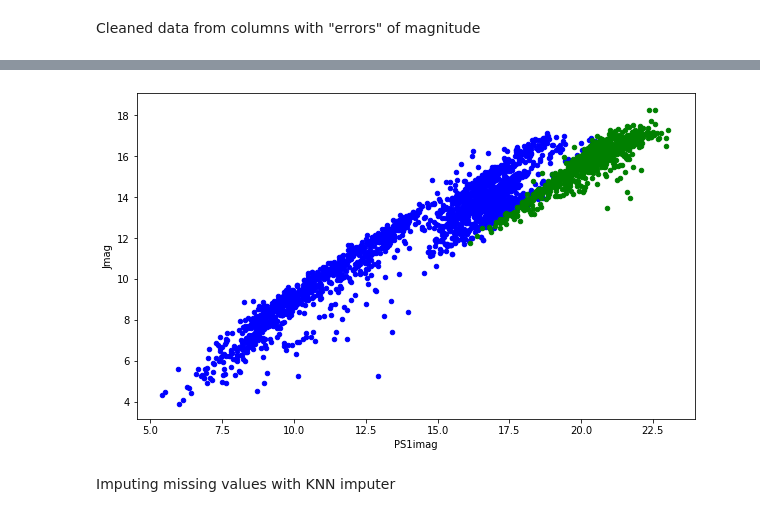
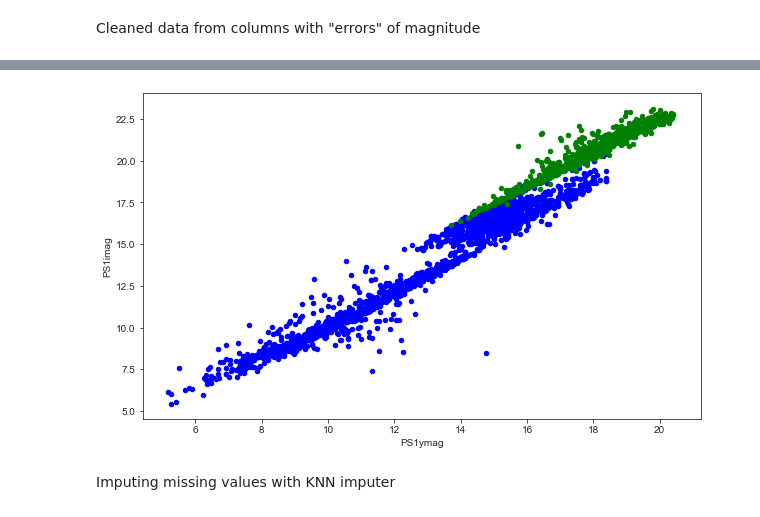
Before and after one commit to iamaleksandra/Brown-Dwarfs-NN, a Jupyter notebook: bd.ipynb, the cells around one changed output, grey strips where cells are left out. Saved outputs shown, nothing was run; the diff lists cells and outputs as text; code cells hidden in the pictures.

```diff
--- a/bd.ipynb
+++ b/bd.ipynb
@@ -31,0 +157,3 @@ y = df.loc[:, 'label']
+# %%
+df_ = pandas.DataFrame(X)
+df_
@@ -42,3 +199,8 @@ plt.show()
+# %%
+df_=df_.drop(columns=errors)
+df_=df_.drop(columns=['PS1gmag','e_PS1gmag', 'PS1rmag', 'e_W3mag', 'e_W4mag'])
+# %%
+df_['label']=y
 # %%
 df1 = df[df['label'] == False].PS1zmag
 fp=df1.plot.hist(alpha=0.6, color='b', figsize=(10, 6))
@@ -79,3 +263,6 @@ df.head()
+# %%
+df=df_
+df_
 # %%
 X = df.loc[:, 'PS1imag':'W4mag']
 y = df.loc[:, 'label']
@@ -83,13 +270,13 @@ cols = df.loc[:, 'PS1gmag':'W4mag']
 # %%
-mag1='PS1imag'
-mag2='Jmag'
+mag1='PS1ymag'
+mag2='PS1imag'
 df1 = df[df['label'] == False]
 fp=df1.plot.scatter(x=mag1, y=mag2, c='b',figsize=(10, 6))
 df2 = df[df['label'] == True]
 df2.plot.scatter(x=mag1, y=mag2, c='g', ax=fp)
 plt.show()
 # %% [output]
-[figure, old version]
+[figure, new version]
 # %% [markdown]
 Imputing missing values with KNN imputer
 # %%
```
Also changed, not shown: parts of 105 cells of this notebook.
